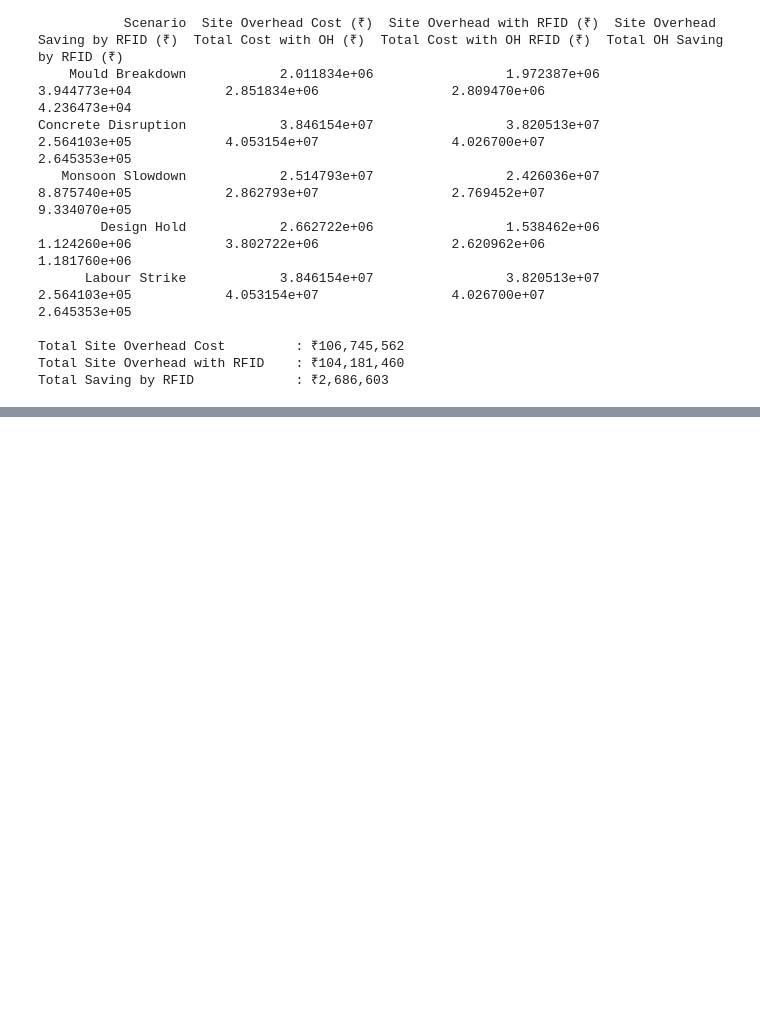
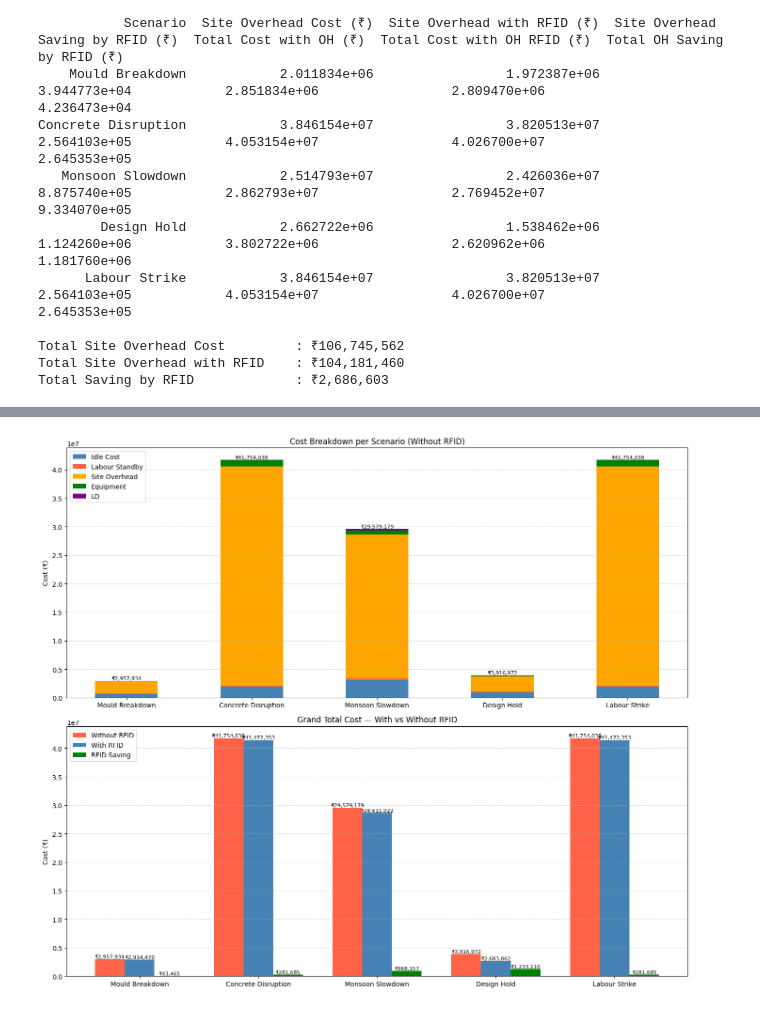
Before and after one commit to Abi-ijlan/Panda_study, a Jupyter notebook: base_line.ipynb, the cells around one changed output, grey strips where cells are left out. Cells and saved outputs as stored; diff of their text form; code cells hidden in the pictures; blank space fills up the shorter version.

```diff
--- a/base_line.ipynb
+++ b/base_line.ipynb
@@ -530,0 +600,83 @@ Total Saving by RFID             : ₹2,686,603
+# %%
+fig, axes = plt.subplots(2, 1, figsize=(14, 12))
+
+scenarios_list = df_results['Scenario'].tolist()
+x              = np.arange(len(scenarios_list))
+width          = 0.35
+
+# ── Chart 1: Cost Breakdown per Scenario (stacked bar) ───────────────────────
+idle_costs      = df_results['Idle Cost (₹)'].tolist()
+labour_costs    = df_results['Labour Cost (₹)'].tolist()
+overhead_costs  = df_results['Site Overhead Cost (₹)'].tolist()
+equipment_costs = df_results['Equipment Cost (₹)'].tolist()
+ld_costs        = df_results['LD Cost (₹)'].tolist()
+
+b1 = axes[0].bar(x, idle_costs,      width=0.5, label='Idle Cost',       color='steelblue')
+b2 = axes[0].bar(x, labour_costs,    width=0.5, label='Labour Standby',  color='tomato',
+                 bottom=idle_costs)
+b3 = axes[0].bar(x, overhead_costs,  width=0.5, label='Site Overhead',   color='orange',
+                 bottom=[i+l for i,l in zip(idle_costs, labour_costs)])
+b4 = axes[0].bar(x, equipment_costs, width=0.5, label='Equipment',       color='green',
+                 bottom=[i+l+o for i,l,o in zip(idle_costs, labour_costs, overhead_costs)])
+b5 = axes[0].bar(x, ld_costs,        width=0.5, label='LD',              color='purple',
+                 bottom=[i+l+o+e for i,l,o,e in zip(idle_costs, labour_costs,
+                                                      overhead_costs, equipment_costs)])
+
+# Total label on top of each bar
+for i, total in enumerate(df_results['Grand Total Cost (₹)']):
+    axes[0].text(i, total + 1000, f'₹{total:,.0f}', ha='center', va='bottom', fontsize=8)
+
+axes[0].set_xticks(x)
+axes[0].set_xticklabels(scenarios_list, rotation=0, ha='center')
+axes[0].set_ylabel('Cost (₹)')
+axes[0].set_title('Cost Breakdown per Scenario (Without RFID)')
+axes[0].legend()
+axes[0].grid(axis='y', linestyle='--', alpha=0.5)
+
+# ── Chart 2: Grand Total With vs Without RFID + Saving ───────────────────────
+width = 0.25
+
+bars_without = axes[1].bar(x - width, df_results['Grand Total Cost (₹)'],
+                            width, label='Without RFID', color='tomato')
+bars_with    = axes[1].bar(x,         df_results['Grand Total with RFID (₹)'],
+                            width, label='With RFID',    color='steelblue')
+bars_saving  = axes[1].bar(x + width, df_results['Grand Total Saving by RFID (₹)'],
+                            width, label='RFID Saving',  color='green')
+
+for bar in bars_without:
+    axes[1].text(bar.get_x() + bar.get_width()/2, bar.get_height() + 1000,
+                 f'₹{bar.get_height():,.0f}', ha='center', va='bottom', fontsize=8)
+for bar in bars_with:
+    axes[1].text(bar.get_x() + bar.get_width()/2, bar.get_height() + 1000,
+                 f'₹{bar.get_height():,.0f}', ha='center', va='bottom', fontsize=8)
+for bar in bars_saving:
+    axes[1].text(bar.get_x() + bar.get_width()/2, bar.get_height() + 1000,
+                 f'₹{bar.get_height():,.0f}', ha='center', va='bottom', fontsize=8)
+
+axes[1].set_xticks(x)
+axes[1].set_xticklabels(scenarios_list, rotation=0, ha='center')
+axes[1].set_ylabel('Cost (₹)')
+axes[1].set_title('Grand Total Cost — With vs Without RFID')
+axes[1].legend()
+axes[1].grid(axis='y', linestyle='--', alpha=0.5)
+
+plt.tight_layout()
+plt.savefig('cost_breakdown_summary.png', dpi=150)
+plt.show()
+
+# ── Overall summary ───────────────────────────────────────────────────────────
+print("=" * 60)
+print("OVERALL COST SUMMARY")
+print("=" * 60)
+print(f"Total Idle Cost              : ₹{df_results['Idle Cost (₹)'].sum():,.0f}")
+print(f"Total Labour Cost            : ₹{df_results['Labour Cost (₹)'].sum():,.0f}")
+print(f"Total Site Overhead          : ₹{df_results['Site Overhead Cost (₹)'].sum():,.0f}")
+print(f"Total Equipment Cost         : ₹{df_results['Equipment Cost (₹)'].sum():,.0f}")
+print(f"Total LD Cost                : ₹{df_results['LD Cost (₹)'].sum():,.0f}")
+print("-" * 60)
+print(f"Grand Total without RFID     : ₹{df_results['Grand Total Cost (₹)'].sum():,.0f}")
+print(f"Grand Total with RFID        : ₹{df_results['Grand Total with RFID (₹)'].sum():,.0f}")
+print(f"Total RFID Saving            : ₹{df_results['Grand Total Saving by RFID (₹)'].sum():,.0f}")
+print("=" * 60)
+# %% [output]
+[figure, added]
```
Also changed, not shown: parts of 2 cells of this notebook.
